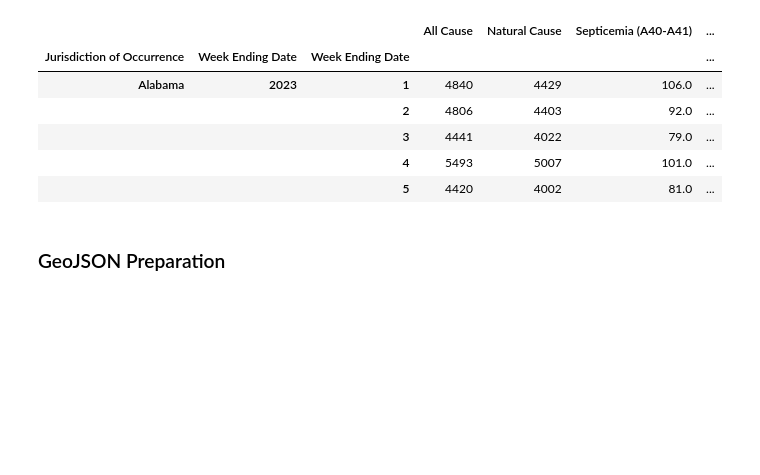
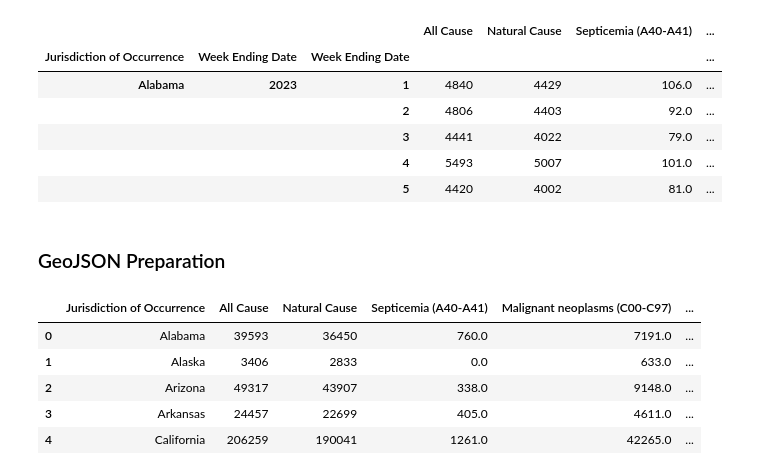
Before and after one commit to captaindarshan/CDC-DATA-ANALYSIS, a Jupyter notebook: data/Diseases_State_and_Cause_cleaning.ipynb, the cells around one changed output. Drawn from its saved outputs; the diff is of its cells as text; code cells hidden in the pictures; blank space fills up the shorter version.

```diff
--- a/data/Diseases_State_and_Cause_cleaning.ipynb
+++ b/data/Diseases_State_and_Cause_cleaning.ipynb
@@ -163,7 +163,14 @@ disease_count_state_month.to_csv("2023_Count_of_Death_by_State_and_Month.csv")
 import json
 # %%
 # Retrieve death counts by state and make it a DataFrame
-death_counts = pd.read_csv('./data/2023_Count_of_Death_by_State.csv')
+death_counts = pd.read_csv('./2023_Count_of_Death_by_State.csv')
 death_counts.head()
+# %% [output]
+|  | Jurisdiction of Occurrence | All Cause | Natural Cause | Septicemia (A40-A41) | Malignant neoplasms (C00-C97) | ... |
+| 0 | Alabama | 39593 | 36450 | 760.0 | 7191.0 | ... |
+| 1 | Alaska | 3406 | 2833 | 0.0 | 633.0 | ... |
+| 2 | Arizona | 49317 | 43907 | 338.0 | 9148.0 | ... |
+| 3 | Arkansas | 24457 | 22699 | 405.0 | 4611.0 | ... |
+| 4 | California | 206259 | 190041 | 1261.0 | 42265.0 | ... |
 # %%
 # Save our GeoJSON file to a variable
```
Also changed, not shown: parts of 3 cells of this notebook, 3 other files.
